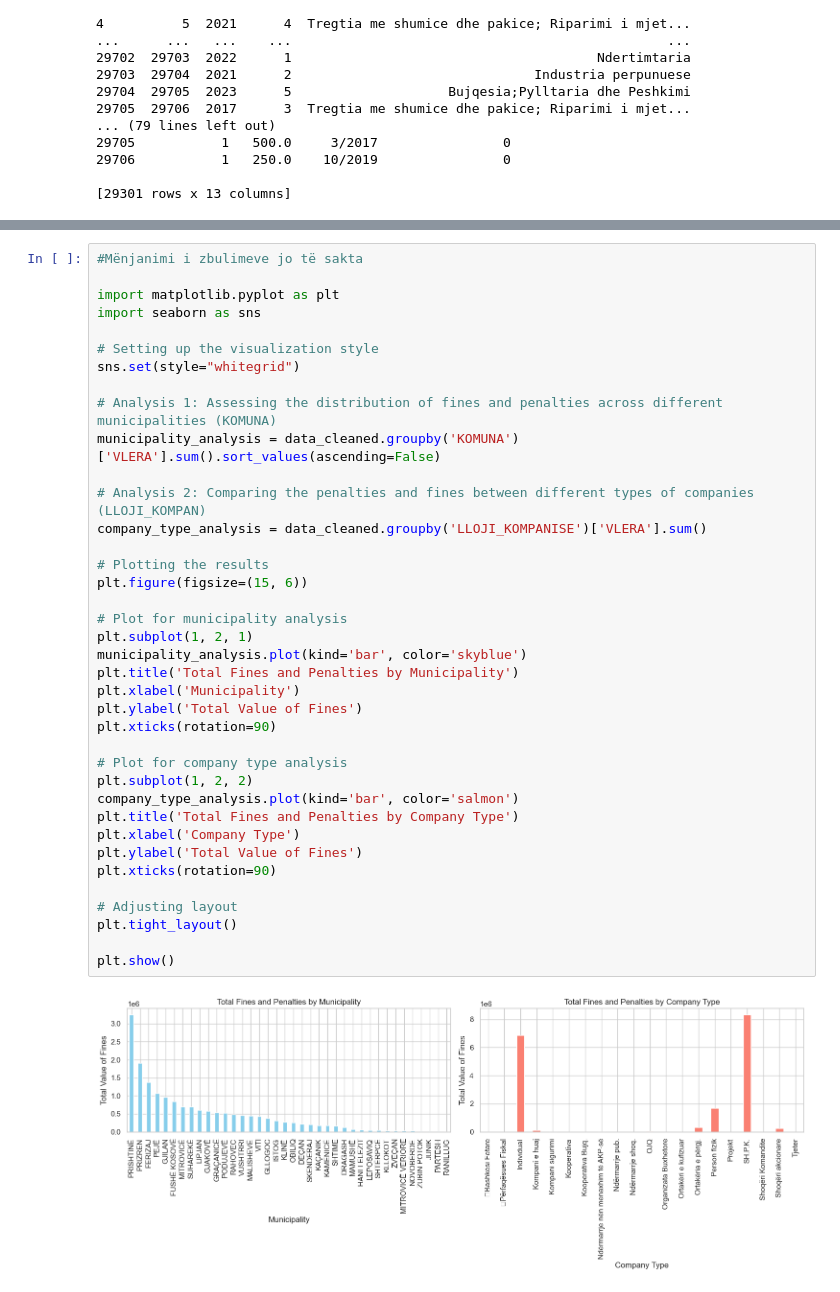
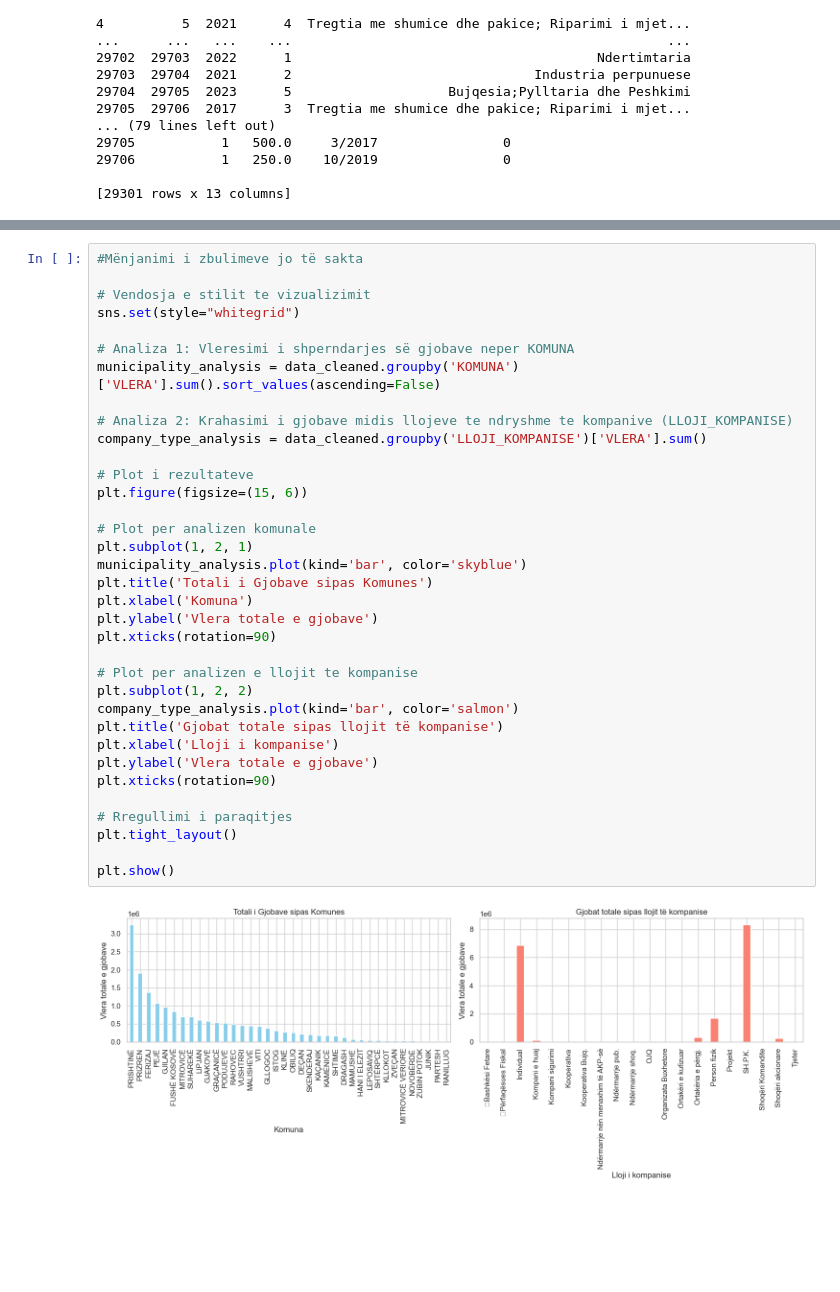
Before and after one commit to festinaqorrolli/Vleresimi-i-gjobave-te-leshuara-nga-ATK, a Jupyter notebook: data-preprocessing/main.ipynb, the cells around one changed output, grey strips where cells are left out. Saved outputs shown, nothing was run; the diff lists cells and outputs as text; blank space fills up the shorter version.

```diff
--- a/data-preprocessing/main.ipynb
+++ b/data-preprocessing/main.ipynb
@@ -334,42 +328,39 @@ Outliers removed from the dataset:
 # %%
 #Mënjanimi i zbulimeve jo të sakta
 
-import matplotlib.pyplot as plt
-import seaborn as sns
-
-# Setting up the visualization style
+# Vendosja e stilit te vizualizimit
 sns.set(style="whitegrid")
 
-# Analysis 1: Assessing the distribution of fines and penalties across different municipalities (KOMUNA)
+# Analiza 1: Vleresimi i shperndarjes së gjobave neper KOMUNA
 municipality_analysis = data_cleaned.groupby('KOMUNA')['VLERA'].sum().sort_values(ascending=False)
 
-# Analysis 2: Comparing the penalties and fines between different types of companies (LLOJI_KOMPAN)
+# Analiza 2: Krahasimi i gjobave midis llojeve te ndryshme te kompanive (LLOJI_KOMPANISE)
 company_type_analysis = data_cleaned.groupby('LLOJI_KOMPANISE')['VLERA'].sum()
 
-# Plotting the results
+# Plot i rezultateve
 plt.figure(figsize=(15, 6))
 
-# Plot for municipality analysis
+# Plot per analizen komunale
 plt.subplot(1, 2, 1)
 municipality_analysis.plot(kind='bar', color='skyblue')
-plt.title('Total Fines and Penalties by Municipality')
-plt.xlabel('Municipality')
-plt.ylabel('Total Value of Fines')
+plt.title('Totali i Gjobave sipas Komunes')
+plt.xlabel('Komuna')
+plt.ylabel('Vlera totale e gjobave')
 plt.xticks(rotation=90)
 
-# Plot for company type analysis
+# Plot per analizen e llojit te kompanise
 plt.subplot(1, 2, 2)
 company_type_analysis.plot(kind='bar', color='salmon')
-plt.title('Total Fines and Penalties by Company Type')
-plt.xlabel('Company Type')
-plt.ylabel('Total Value of Fines')
+plt.title('Gjobat totale sipas llojit të kompanise')
+plt.xlabel('Lloji i kompanise')
+plt.ylabel('Vlera totale e gjobave')
 plt.xticks(rotation=90)
 
-# Adjusting layout
+# Rregullimi i paraqitjes
 plt.tight_layout()
 
 plt.show()
 # %% [output]
-[figure, old version]
+[figure, new version]
 # %%
 #Eksplorimi i te dhënave: statistika përmbledhëse, multivariante.
```
Also changed, not shown: parts of 4 cells of this notebook.
